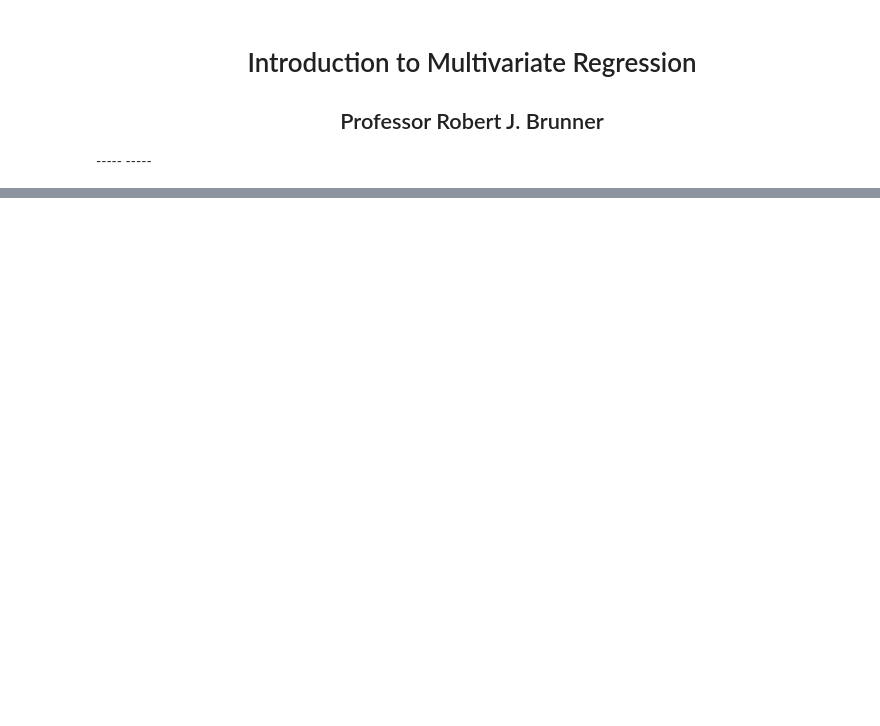
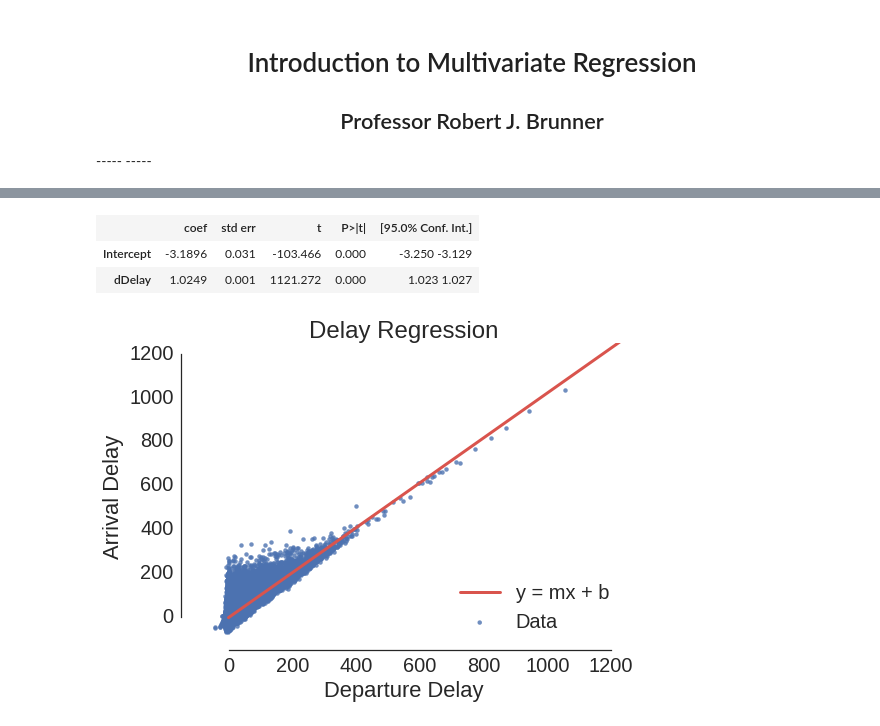
Before and after one commit to lcdm-uiuc/info490-sp16, a Jupyter notebook: Week2/notebooks/mvregress.ipynb, the cells around one changed output, grey strips where cells are left out. Saved outputs shown, nothing was run; the diff lists cells and outputs as text; code cells hidden in the pictures; blank space fills up the shorter version.

```diff
--- a/Week2/notebooks/mvregress.ipynb
+++ b/Week2/notebooks/mvregress.ipynb
@@ -435,0 +272,26 @@ RMSE = 0.0931
+# %%
+result = smf.ols(formula='aDelay ~ dDelay', data=local).fit()
+
+ax = sns.regplot('dDelay', 'aDelay', local, fit_reg=False, label='Data')
+
+# We pick 100 hundred points equally spaced from the min to the max
+xfpd = pd.DataFrame({'dDelay': np.linspace(0, 1500, 50)})
+
+yfi = result.predict(xfpd)
+
+plt.plot(xfpd['dDelay'], yfi, sns.xkcd_rgb["pale red"], lw=3, label='y = mx + b')
+
+ax.set(title='Delay Regression',
+       xlabel='Departure Delay', xlim=(-150, 1250),
+       ylabel='Arrival Delay', ylim=(-150, 1250))
+
+ax.legend(loc=4)
+sns.despine(offset=0, trim=True)
+
+# Display fit parameters
+result.summary().tables[1]
+# %% [output]
+|  | coef | std err | t | P>|t| | [95.0% Conf. Int.] |
+| Intercept | -3.1896 | 0.031 | -103.466 | 0.000 | -3.250 -3.129 |
+| dDelay | 1.0249 | 0.001 | 1121.272 | 0.000 | 1.023 1.027 |
+[figure, added]
```
Also changed, not shown: parts of 38 cells of this notebook, 1 other file.
